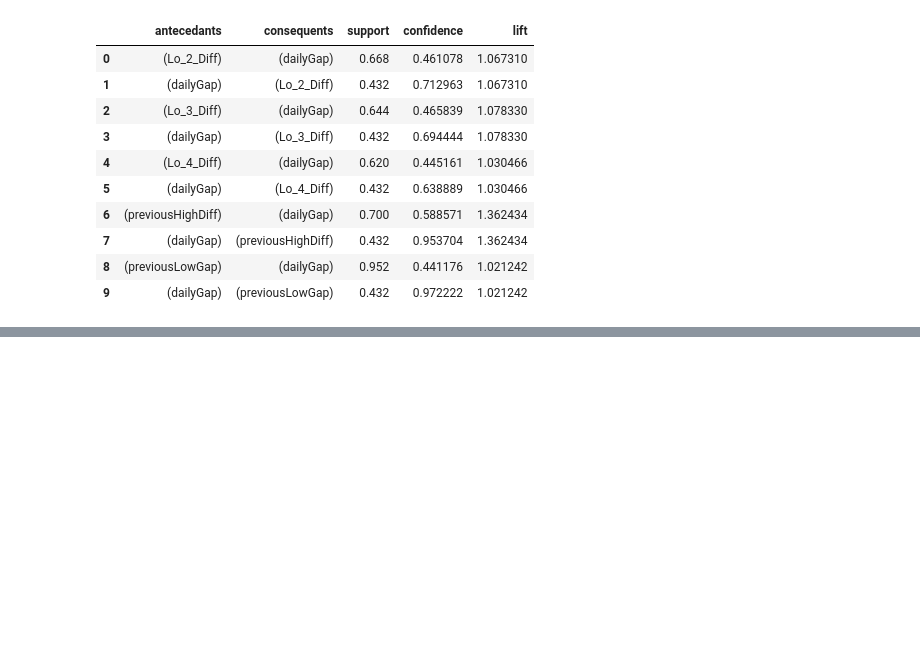
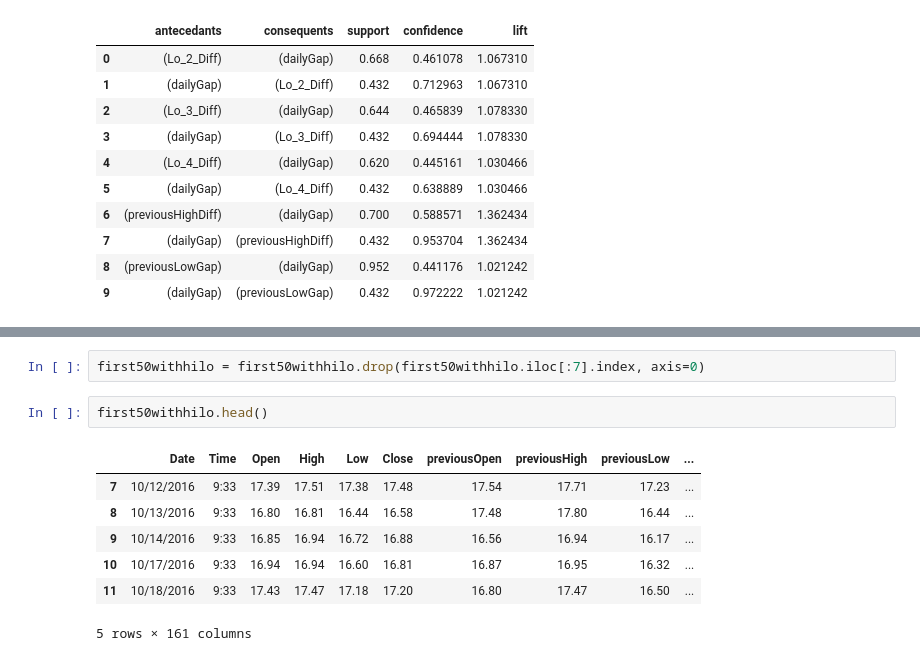
Before and after one commit to zarak/Xrules, a Jupyter notebook: notebooks/Rules.ipynb, the cells around one changed output, grey strips where cells are left out. Drawn from its saved outputs; the diff is of its cells as text; blank space fills up the shorter version.

```diff
--- a/notebooks/Rules.ipynb
+++ b/notebooks/Rules.ipynb
@@ -742,0 +757,12 @@ rules3.head(10)
+# %%
+first50withhilo = first50withhilo.drop(first50withhilo.iloc[:7].index, axis=0)
+# %%
+first50withhilo.head()
+# %% [output]
+|  | Date | Time | Open | High | Low | Close | previousOpen | previousHigh | previousLow | ... |
+| 7 | 10/12/2016 | 9:33 | 17.39 | 17.51 | 17.38 | 17.48 | 17.54 | 17.71 | 17.23 | ... |
+| 8 | 10/13/2016 | 9:33 | 16.80 | 16.81 | 16.44 | 16.58 | 17.48 | 17.80 | 16.44 | ... |
+| 9 | 10/14/2016 | 9:33 | 16.85 | 16.94 | 16.72 | 16.88 | 16.56 | 16.94 | 16.17 | ... |
+| 10 | 10/17/2016 | 9:33 | 16.94 | 16.94 | 16.60 | 16.81 | 16.87 | 16.95 | 16.32 | ... |
+| 11 | 10/18/2016 | 9:33 | 17.43 | 17.47 | 17.18 | 17.20 | 16.80 | 17.47 | 16.50 | ... |
+5 rows × 161 columns
```
Also changed, not shown: parts of 29 cells of this notebook, 1 other file.
